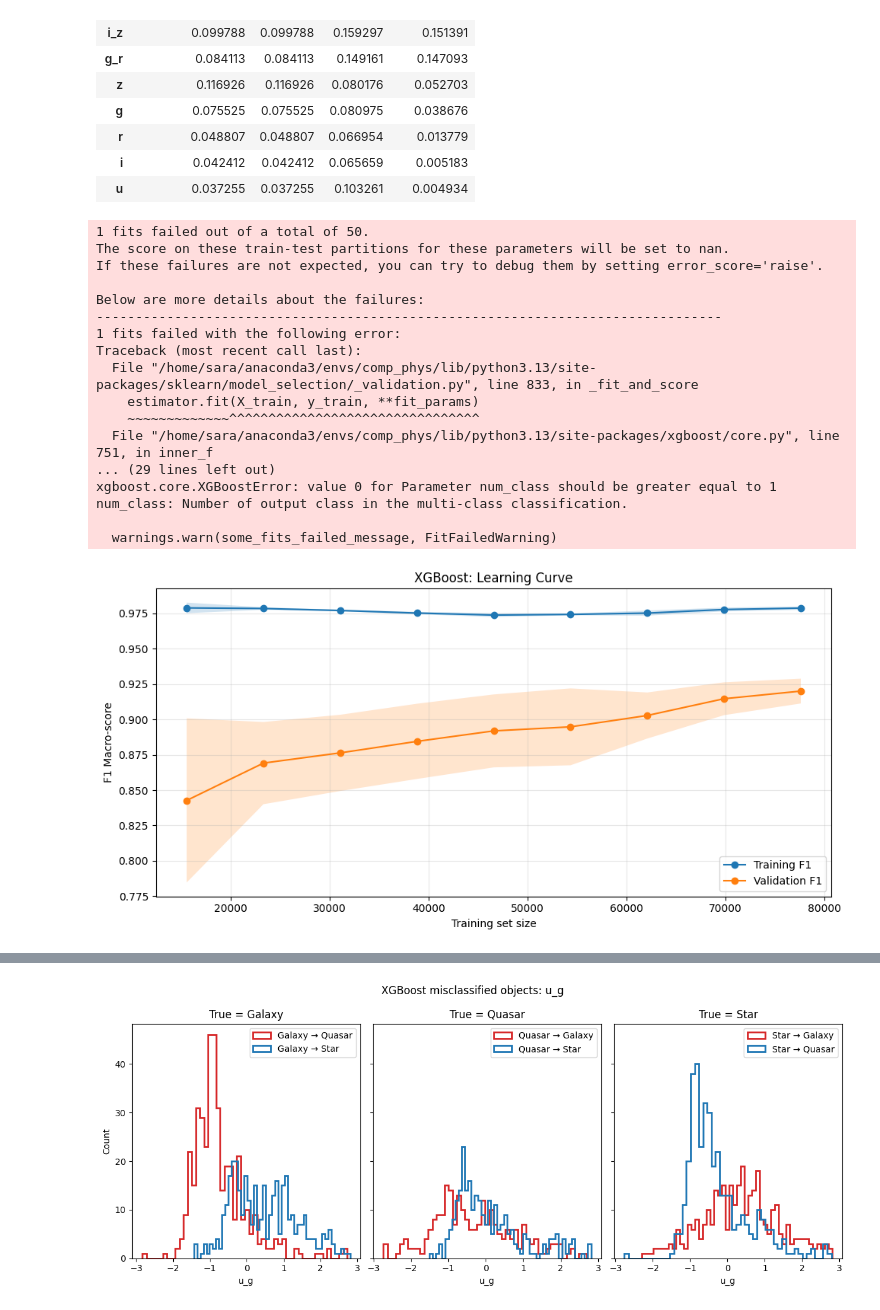
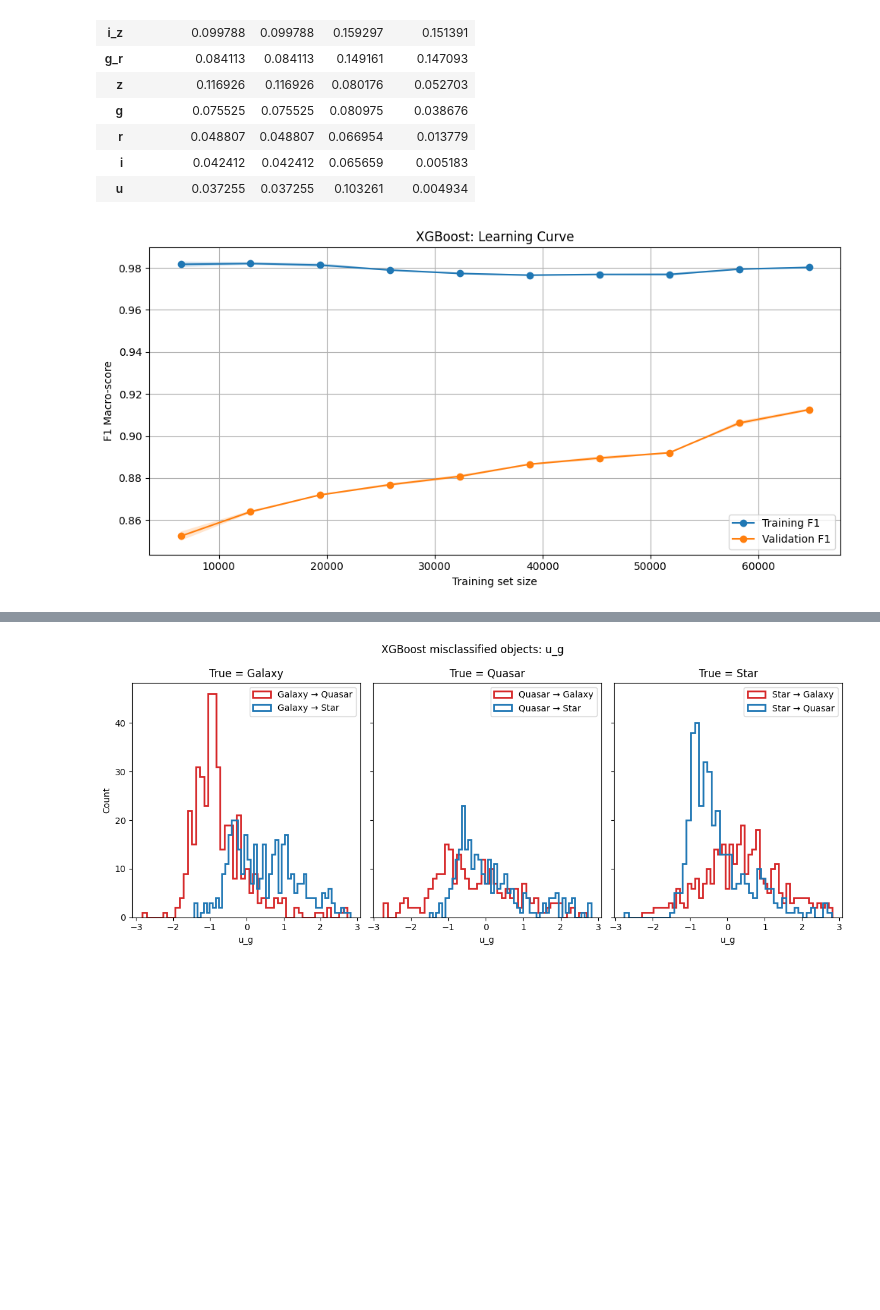
Before and after one commit to nicolomeneguzzo/Computational-Physics-2026, a Jupyter notebook: Astrophysical-Objects-Recognition/notebooks/astrophysical-object-classification.ipynb, the cells around one changed output, grey strips where cells are left out. Drawn from its saved outputs; the diff is of its cells as text; code cells hidden in the pictures; blank space fills up the shorter version.

```diff
--- a/Astrophysical-Objects-Recognition/notebooks/astrophysical-object-classification.ipynb
+++ b/Astrophysical-Objects-Recognition/notebooks/astrophysical-object-classification.ipynb
@@ -1044,36 +1015,27 @@ Feature Importance Scores:
 | u | 0.037255 | 0.037255 | 0.103261 | 0.004934 |
 # %%
 #learning curve for xgboost
-xgb_lc = XGBClassifier(**xgb_final.get_params())
+
+params=xgb_final.get_params()
+params['early_stopping_rounds'] = None
+params['num_class'] = 3
+xgb_lc = XGBClassifier(**params)
 
 # removed early stopping
-xgb_lc.set_params(early_stopping_rounds=None)
-
+#xgb_lc.set_params(early_stopping_rounds=None)
+cv = StratifiedKFold(
+    n_splits=3,
+    shuffle=True,
+    random_state=42
+)
 sc.plot_learning_curve(
     xgb_lc,
     X_train,
     y_train,
-    title_prefix='XGBoost'
+    title_prefix='XGBoost', cv=cv
 )
 # %% [output]
-1 fits failed out of a total of 50.
-The score on these train-test partitions for these parameters will be set to nan.
-If these failures are not expected, you can try to debug them by setting error_score='raise'.
-
-Below are more details about the failures:
---------------------------------------------------------------------------------
-1 fits failed with the following error:
-Traceback (most recent call last):
-  File "/home/sara/anaconda3/envs/comp_phys/lib/python3.13/site-packages/sklearn/model_selection/_validation.py", line 833, in _fit_and_score
-    estimator.fit(X_train, y_train, **fit_params)
-    ~~~~~~~~~~~~~^^^^^^^^^^^^^^^^^^^^^^^^^^^^^^^^
-  File "/home/sara/anaconda3/envs/comp_phys/lib/python3.13/site-packages/xgboost/core.py", line 751, in inner_f
-... (29 lines left out)
-xgboost.core.XGBoostError: value 0 for Parameter num_class should be greater equal to 1
-num_class: Number of output class in the multi-class classification.
-
-  warnings.warn(some_fits_failed_message, FitFailedWarning)
-[figure, old version]
+[figure, new version]
 # %%
 #feature ablation for xgboost
 fig, axes = plt.subplots(figsize=(8, 5))
```
Also changed, not shown: parts of 8 cells of this notebook, 3 other files.
